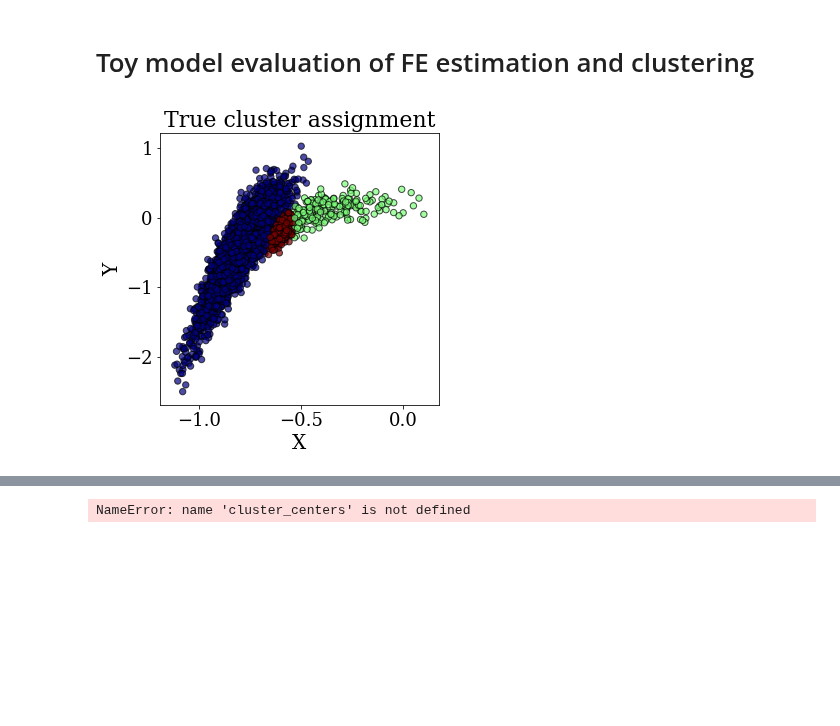
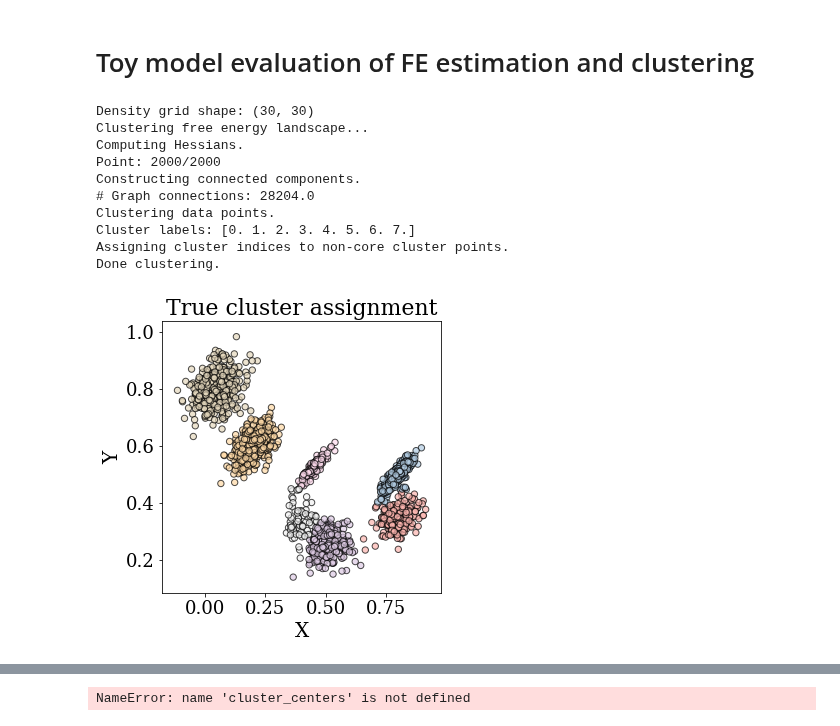
Before and after one commit to anniewesterlund/InfleCS-free-energy-clustering-tutorial, a Jupyter notebook: toy_model_evaluation.ipynb, the cells around one changed output, grey strips where cells are left out. Cells and saved outputs as stored; diff of their text form; code cells hidden in the pictures; blank space fills up the shorter version.

```diff
--- a/toy_model_evaluation.ipynb
+++ b/toy_model_evaluation.ipynb
@@ -7,7 +7,7 @@ import GMM_FE
 import matplotlib.pyplot as plt
 from matplotlib.font_manager import FontProperties
 # %%
-toy_model = 'nonlinear_GMM_2D'
+toy_model = 'GMM_2D'
 
 x_lims = [[0,1],[0,1]]
 stack_landscapes=False
@@ -26,9 +26,12 @@ else:
 nx = 30
 # %%
 # Sample from model
-for i in range(1,51):
-    data = tm.sample(4000)
-    np.savetxt('sampled_data_'+tm.name+str(i)+'.txt',data)
+save_data=False
+
+for i in range(1,2):
+    data = tm.sample(2000)
+    if save_data:
+        np.savetxt('sampled_data_'+tm.name+str(i)+'.txt',data)
 
     #data = tm.sample(1500)
 
@@ -51,34 +54,45 @@ for i in range(1,51):
         FE_points = true_fe._free_energy(data_density)-min_FE
 
         # Set true free energies
         true_fe.coords_ = coords
         true_fe.FE_landscape_ = FE_landscape
         true_fe.FE_points_ = FE_points
         #labels, cluster_centers = true_fe.cluster(coords,FE_points,data,assign_transition_points=True)
         labels, cluster_centers = true_fe.cluster(data,FE_points,assign_transition_points=True)
 
-    np.save('cluster_labels_'+tm.name+str(i)+'.npy',labels)
+    if save_data:
+        np.save('cluster_labels_'+tm.name+str(i)+'.npy',labels)
 
 fig=plt.figure(1,figsize=(5,5))
 ax=fig.add_subplot(111)
 ax.scatter(data[:,0],data[:,1],c=labels,alpha=0.7,cmap='jet',edgecolor='k',s=40)
 #plt.scatter(data[:,0],data[:,1],c=tm.labels_,alpha=0.7,cmap='jet',edgecolor='k',s=80)
 plt.xlabel('X',fontsize=20,fontname='serif',fontweight='light')
 plt.ylabel('Y',fontsize=20,fontname='serif',fontweight='light')
 plt.title('True cluster assignment',fontsize=22,fontname='serif',fontweight='light')
 plt.tick_params(axis='both', which='major', labelsize=18)
 
 for tick in ax.get_xticklabels():
     tick.set_fontname("Serif")
     tick.set_fontweight('light')
 
 for tick in ax.get_yticklabels():
     tick.set_fontname("Serif")
     tick.set_fontweight('light')
 
 plt.savefig(toy_model+'_true_clustering.svg')
 plt.show()
 # %% [output]
+Density grid shape: (30, 30)
+Clustering free energy landscape...
+Computing Hessians.
+Point: 2000/2000
+Constructing connected components.
+# Graph connections: 28204.0
+Clustering data points.
+Cluster labels: [0. 1. 2. 3. 4. 5. 6. 7.]
+Assigning cluster indices to non-core cluster points.
+Done clustering.
-[figure, old version]
+[figure, new version]
 # %%
 # Create a free energy object with known toy model
```
Also changed, not shown: parts of 5 cells of this notebook.
